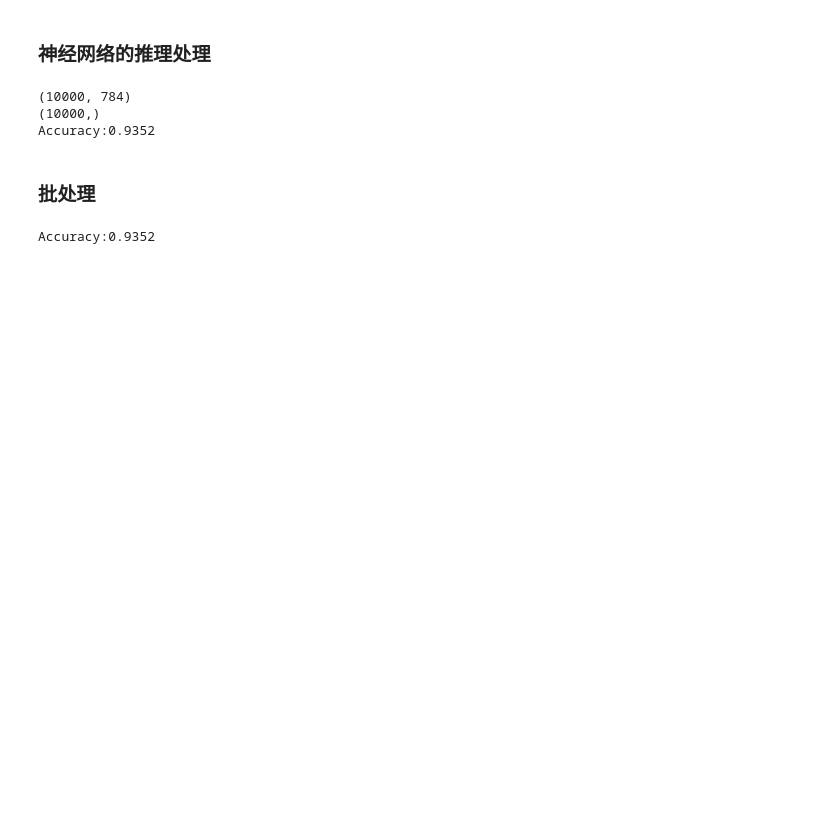
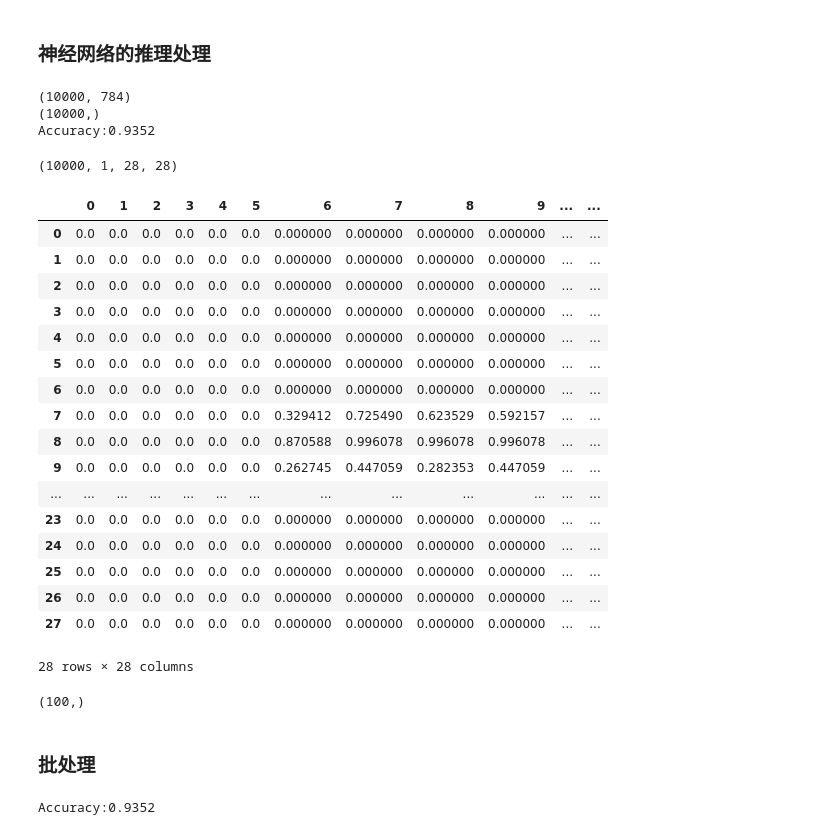
Before and after one commit to mockingtao/DeepLearning, a Jupyter notebook: ch03/ch03_神经网络简介.ipynb, the cells around one changed output. Drawn from its saved outputs; the diff is of its cells as text; code cells hidden in the pictures; blank space fills up the shorter version.

```diff
--- a/ch03/ch03_神经网络.ipynb
+++ b/ch03/ch03_神经网络简介.ipynb
@@ -302,6 +322,45 @@ print("Accuracy:" + str(float(accuracy_cnt) / len(x)))
 (10000, 784)
 (10000,)
 Accuracy:0.9352
+# %%
+# cc：test
+def get_data2(normalize=False, flatten=False, one_hot_label=False):
+    (x_train, t_train), (x_test, t_test) = load_mnist(normalize=normalize, flatten=flatten, one_hot_label=one_hot_label)
+    return x_test, t_test
+
+test_x, test_t = get_data2(normalize=True, flatten=False)
+# %%
+test_x.shape
+# %% [output]
+(10000, 1, 28, 28)
+# %%
+import pandas as pd
+a = test_x[0].reshape(28, 28)
+pd.DataFrame(a)
+# %% [output]
+|  | 0 | 1 | 2 | 3 | 4 | 5 | 6 | 7 | 8 | 9 | ... | ... |
+| 0 | 0.0 | 0.0 | 0.0 | 0.0 | 0.0 | 0.0 | 0.000000 | 0.000000 | 0.000000 | 0.000000 | ... | ... |
+| 1 | 0.0 | 0.0 | 0.0 | 0.0 | 0.0 | 0.0 | 0.000000 | 0.000000 | 0.000000 | 0.000000 | ... | ... |
+| 2 | 0.0 | 0.0 | 0.0 | 0.0 | 0.0 | 0.0 | 0.000000 | 0.000000 | 0.000000 | 0.000000 | ... | ... |
+| 3 | 0.0 | 0.0 | 0.0 | 0.0 | 0.0 | 0.0 | 0.000000 | 0.000000 | 0.000000 | 0.000000 | ... | ... |
+| 4 | 0.0 | 0.0 | 0.0 | 0.0 | 0.0 | 0.0 | 0.000000 | 0.000000 | 0.000000 | 0.000000 | ... | ... |
+| 5 | 0.0 | 0.0 | 0.0 | 0.0 | 0.0 | 0.0 | 0.000000 | 0.000000 | 0.000000 | 0.000000 | ... | ... |
+| 6 | 0.0 | 0.0 | 0.0 | 0.0 | 0.0 | 0.0 | 0.000000 | 0.000000 | 0.000000 | 0.000000 | ... | ... |
+| 7 | 0.0 | 0.0 | 0.0 | 0.0 | 0.0 | 0.0 | 0.329412 | 0.725490 | 0.623529 | 0.592157 | ... | ... |
+| 8 | 0.0 | 0.0 | 0.0 | 0.0 | 0.0 | 0.0 | 0.870588 | 0.996078 | 0.996078 | 0.996078 | ... | ... |
+| 9 | 0.0 | 0.0 | 0.0 | 0.0 | 0.0 | 0.0 | 0.262745 | 0.447059 | 0.282353 | 0.447059 | ... | ... |
+| ... | ... | ... | ... | ... | ... | ... | ... | ... | ... | ... | ... | ... |
+| 23 | 0.0 | 0.0 | 0.0 | 0.0 | 0.0 | 0.0 | 0.000000 | 0.000000 | 0.000000 | 0.000000 | ... | ... |
+| 24 | 0.0 | 0.0 | 0.0 | 0.0 | 0.0 | 0.0 | 0.000000 | 0.000000 | 0.000000 | 0.000000 | ... | ... |
+| 25 | 0.0 | 0.0 | 0.0 | 0.0 | 0.0 | 0.0 | 0.000000 | 0.000000 | 0.000000 | 0.000000 | ... | ... |
+| 26 | 0.0 | 0.0 | 0.0 | 0.0 | 0.0 | 0.0 | 0.000000 | 0.000000 | 0.000000 | 0.000000 | ... | ... |
+| 27 | 0.0 | 0.0 | 0.0 | 0.0 | 0.0 | 0.0 | 0.000000 | 0.000000 | 0.000000 | 0.000000 | ... | ... |
+28 rows × 28 columns
+# %%
+# cc
+network['b2'].shape
+# %% [output]
+(100,)
 # %% [markdown]
 ### 批处理
 # %%
```
Also changed, not shown: parts of 8 cells of this notebook, 1 other file.
